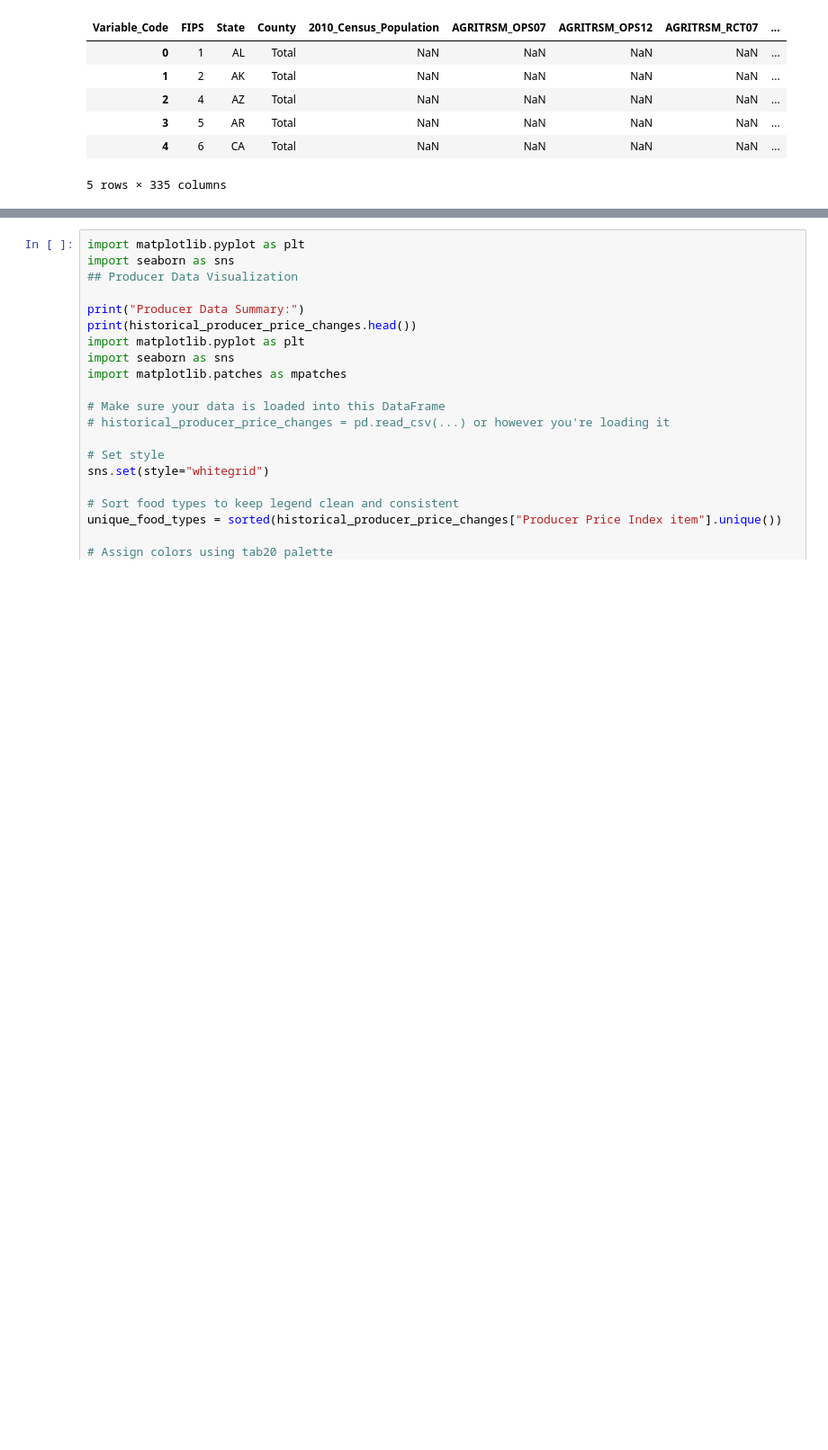
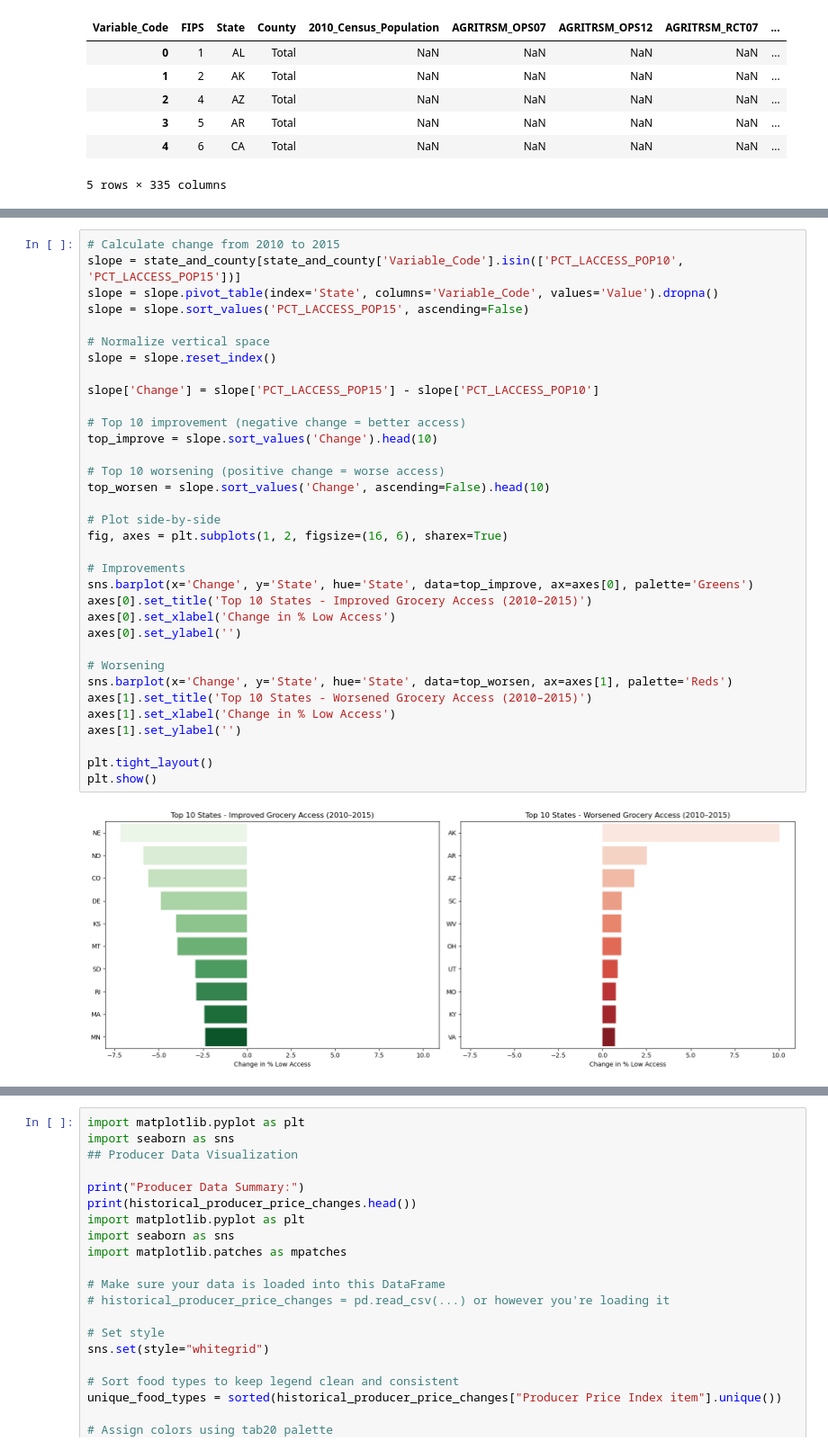
Before and after one commit to eva163x/food-insecurity-analysis, a Jupyter notebook: CS216_Project.ipynb, the cells around one changed output, grey strips where cells are left out. Shown at 90% size. Saved outputs shown, nothing was run; the diff lists cells and outputs as text; blank space fills up the shorter version.

```diff
--- a/CS216_Project.ipynb
+++ b/CS216_Project.ipynb
@@ -276,0 +446,36 @@ TypeError: 'float' object is not subscriptable
+# %%
+# Calculate change from 2010 to 2015
+slope = state_and_county[state_and_county['Variable_Code'].isin(['PCT_LACCESS_POP10', 'PCT_LACCESS_POP15'])]
+slope = slope.pivot_table(index='State', columns='Variable_Code', values='Value').dropna()
+slope = slope.sort_values('PCT_LACCESS_POP15', ascending=False)
+
+# Normalize vertical space
+slope = slope.reset_index()
+
+slope['Change'] = slope['PCT_LACCESS_POP15'] - slope['PCT_LACCESS_POP10']
+
+# Top 10 improvement (negative change = better access)
+top_improve = slope.sort_values('Change').head(10)
+
+# Top 10 worsening (positive change = worse access)
+top_worsen = slope.sort_values('Change', ascending=False).head(10)
+
+# Plot side-by-side
+fig, axes = plt.subplots(1, 2, figsize=(16, 6), sharex=True)
+
+# Improvements
+sns.barplot(x='Change', y='State', hue='State', data=top_improve, ax=axes[0], palette='Greens')
+axes[0].set_title('Top 10 States - Improved Grocery Access (2010–2015)')
+axes[0].set_xlabel('Change in % Low Access')
+axes[0].set_ylabel('')
+
+# Worsening
+sns.barplot(x='Change', y='State', hue='State', data=top_worsen, ax=axes[1], palette='Reds')
+axes[1].set_title('Top 10 States - Worsened Grocery Access (2010–2015)')
+axes[1].set_xlabel('Change in % Low Access')
+axes[1].set_ylabel('')
+
+plt.tight_layout()
+plt.show()
+# %% [output]
+[figure, added]
```
Also changed, not shown: parts of 9 cells of this notebook.
